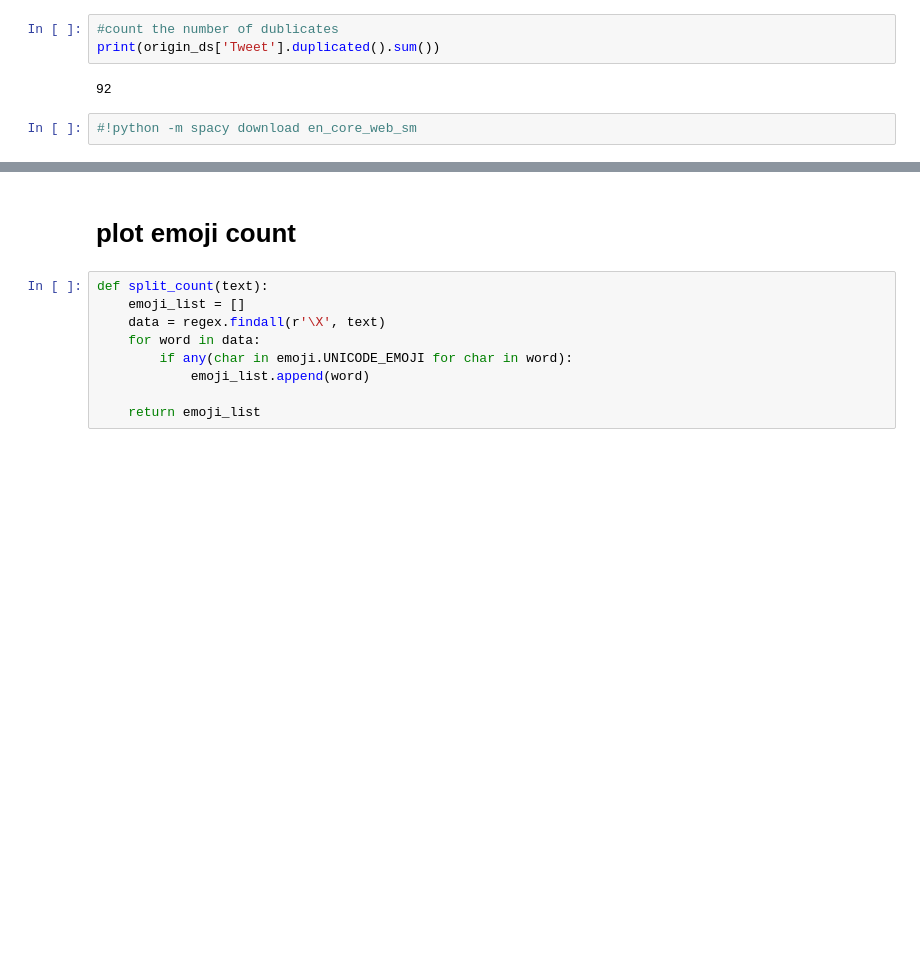
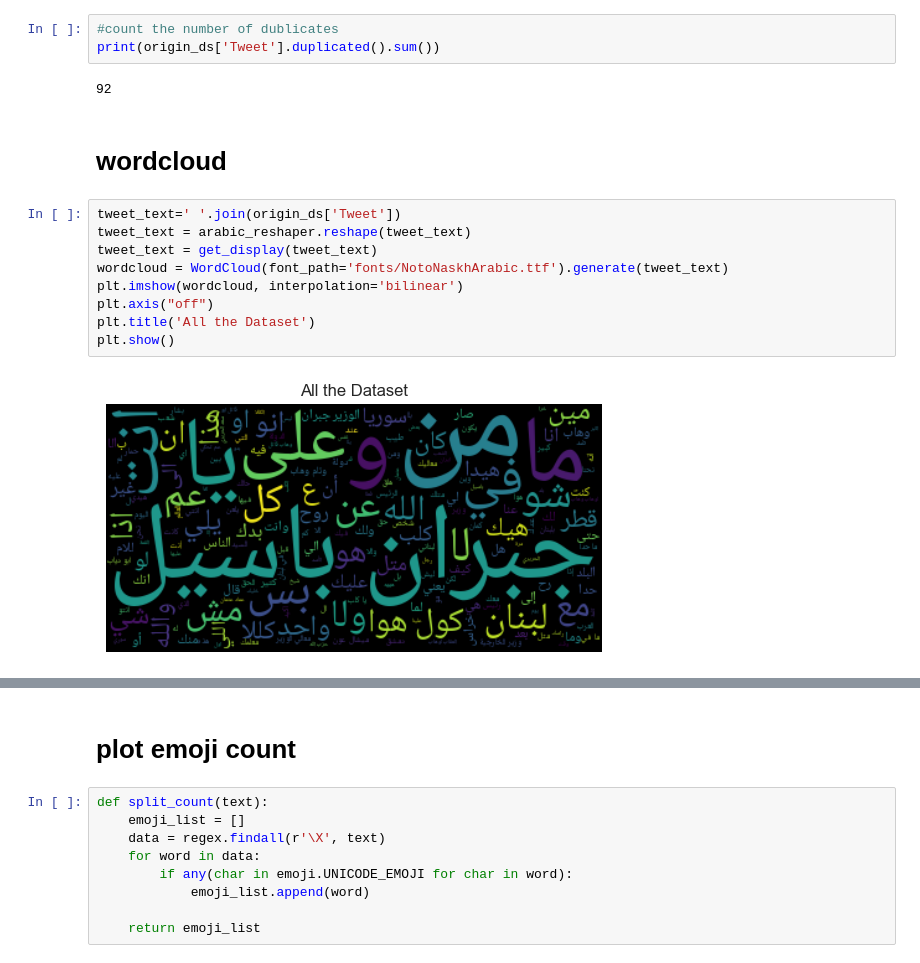
Before and after one commit to rabeeqasem/arabic_sent_aanalysis, a Jupyter notebook: EDA/L_HSAB_eda.ipynb, the cells around one changed output, grey strips where cells are left out. Cells and saved outputs as stored; diff of their text form; blank space fills up the shorter version.

```diff
--- a/EDA/L_HSAB_eda.ipynb
+++ b/EDA/L_HSAB_eda.ipynb
@@ -50,5 +53,16 @@ catagories
 print(origin_ds['Tweet'].duplicated().sum())
 # %% [output]
 92
-# %%
-#!python -m spacy download en_core_web_sm
+# %% [markdown]
+# wordcloud
+# %%
+tweet_text=' '.join(origin_ds['Tweet'])
+tweet_text = arabic_reshaper.reshape(tweet_text)
+tweet_text = get_display(tweet_text)
+wordcloud = WordCloud(font_path='fonts/NotoNaskhArabic.ttf').generate(tweet_text)
+plt.imshow(wordcloud, interpolation='bilinear')
+plt.axis("off")
+plt.title('All the Dataset')
+plt.show()
+# %% [output]
+[figure, added]
```
Also changed, not shown: parts of 6 cells of this notebook, 1 other file.
